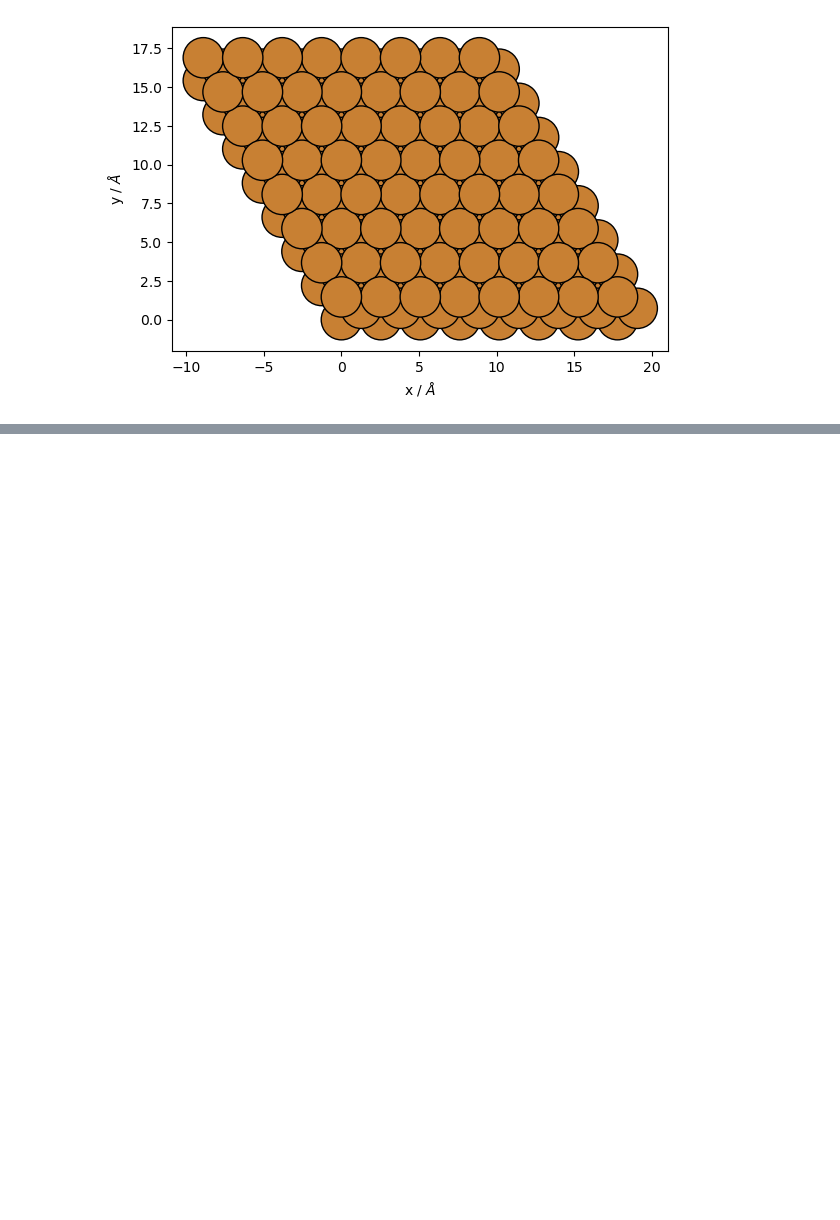
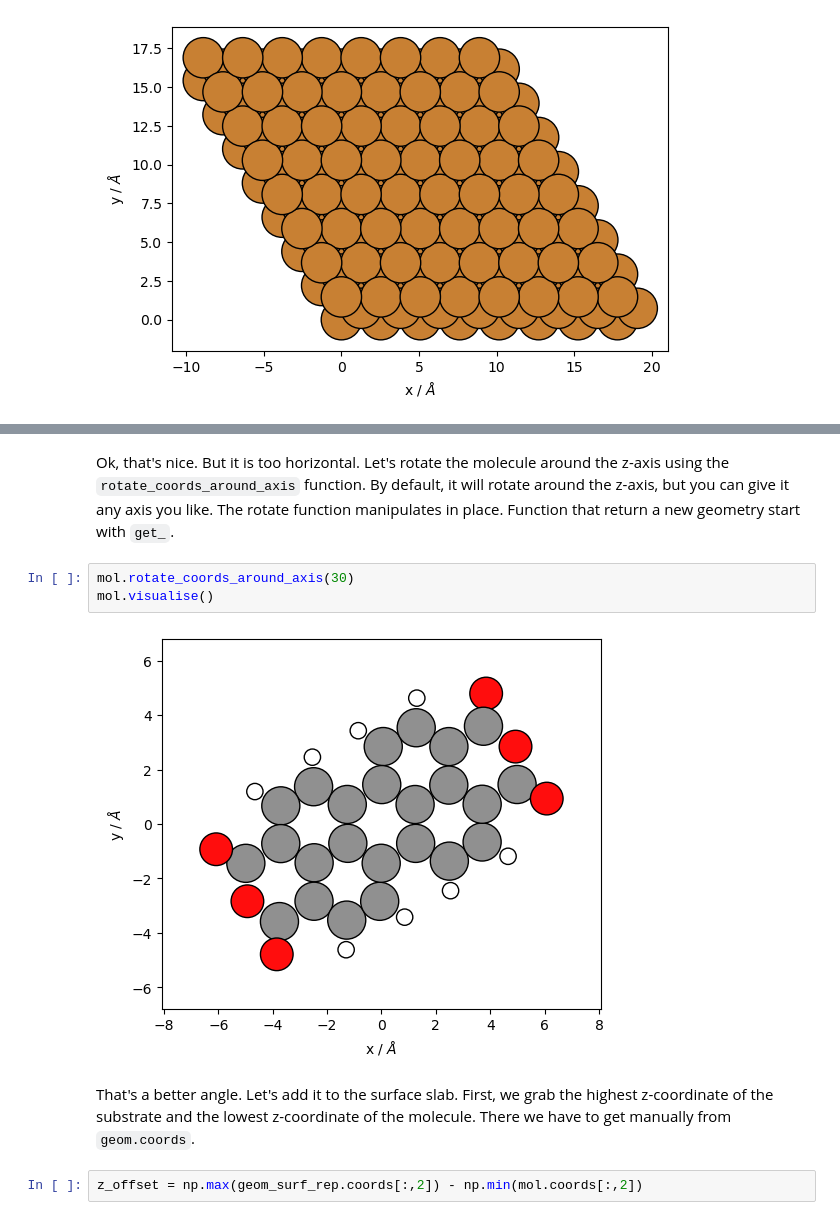
Before and after one commit to maurergroup/dfttools, a Jupyter notebook: tutorials/tutorial_geometry.ipynb, the cells around one changed output, grey strips where cells are left out. Saved outputs shown, nothing was run; the diff lists cells and outputs as text; blank space fills up the shorter version.

```diff
--- a/tutorials/tutorial_geometry.ipynb
+++ b/tutorials/tutorial_geometry.ipynb
@@ -52,0 +74,11 @@ geom_surf_rep.visualise()
+# %% [markdown]
+Ok, that's nice. But it is too horizontal. Let's rotate the molecule around the z-axis using the <code>rotate_coords_around_axis</code> function. By default, it will rotate around the z-axis, but you can give it any axis you like. The rotate function manipulates in place. Function that return a new geometry start with <code>get_</code>.
+# %%
+mol.rotate_coords_around_axis(30)
+mol.visualise()
+# %% [output]
+[figure, added]
+# %% [markdown]
+That's a better angle. Let's add it to the surface slab. First, we grab the highest z-coordinate of the substrate and the lowest z-coordinate of the molecule. There we have to get manually from <code>geom.coords</code>.
+# %%
+z_offset = np.max(geom_surf_rep.coords[:,2]) - np.min(mol.coords[:,2])
```
Also changed, not shown: parts of 28 cells of this notebook, 3 other files.
